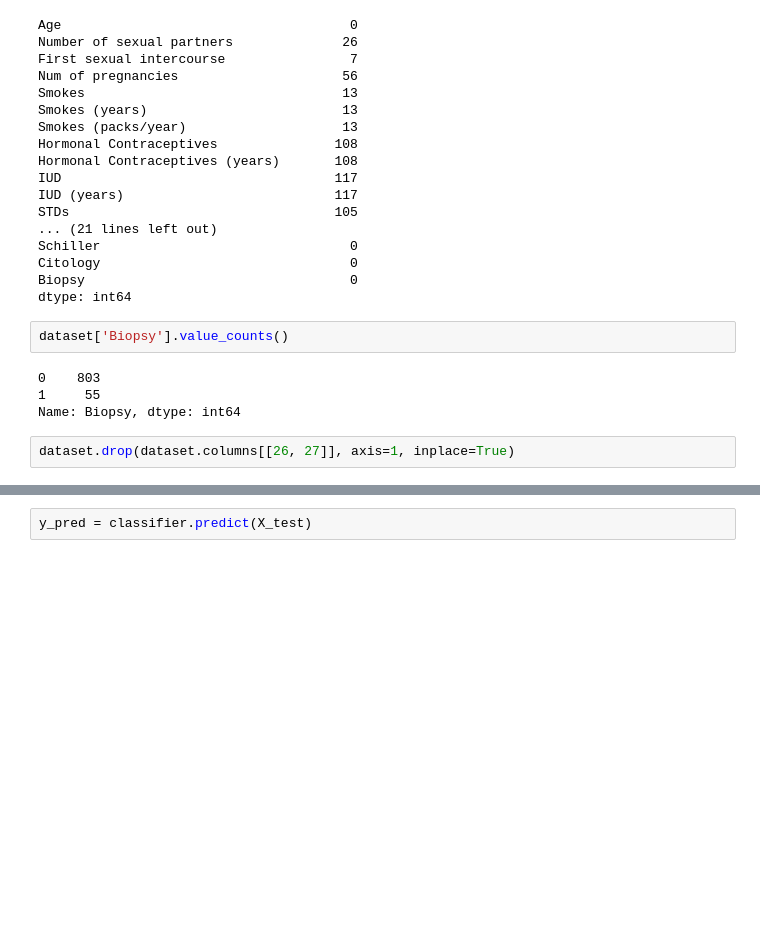
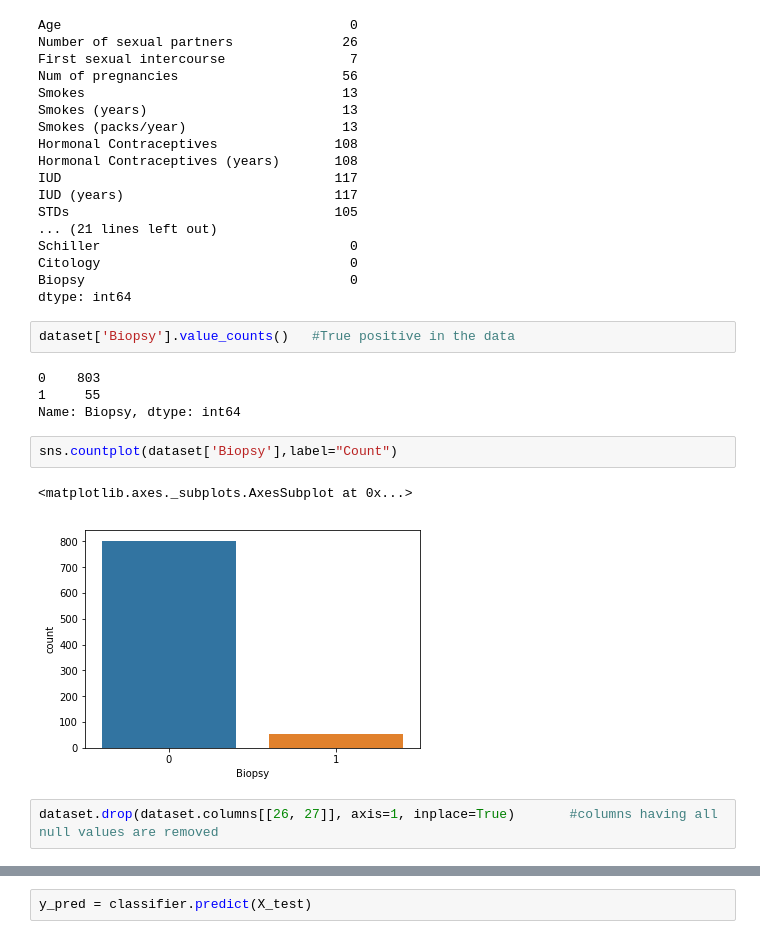
Before and after one commit to Pranuthi23/cervical-cancer, a Jupyter notebook: cervical cancer-checkpoint.ipynb, the cells around one changed output, grey strips where cells are left out. Drawn from its saved outputs; the diff is of its cells as text; blank space fills up the shorter version.

```diff
--- a/cervical cancer-checkpoint.ipynb
+++ b/cervical cancer-checkpoint.ipynb
@@ -46,10 +45,15 @@ Citology                                0
 Biopsy                                  0
 dtype: int64
 # %%
-dataset['Biopsy'].value_counts()
+dataset['Biopsy'].value_counts()   #True positive in the data
 # %% [output]
 0    803
 1     55
 Name: Biopsy, dtype: int64
+# %%
+sns.countplot(dataset['Biopsy'],label="Count")
+# %% [output]
+<matplotlib.axes._subplots.AxesSubplot at 0x...>
+[figure, added]
 # %%
-dataset.drop(dataset.columns[[26, 27]], axis=1, inplace=True)
+dataset.drop(dataset.columns[[26, 27]], axis=1, inplace=True)       #columns having all null values are removed
```
Also changed, not shown: parts of 16 cells of this notebook.
